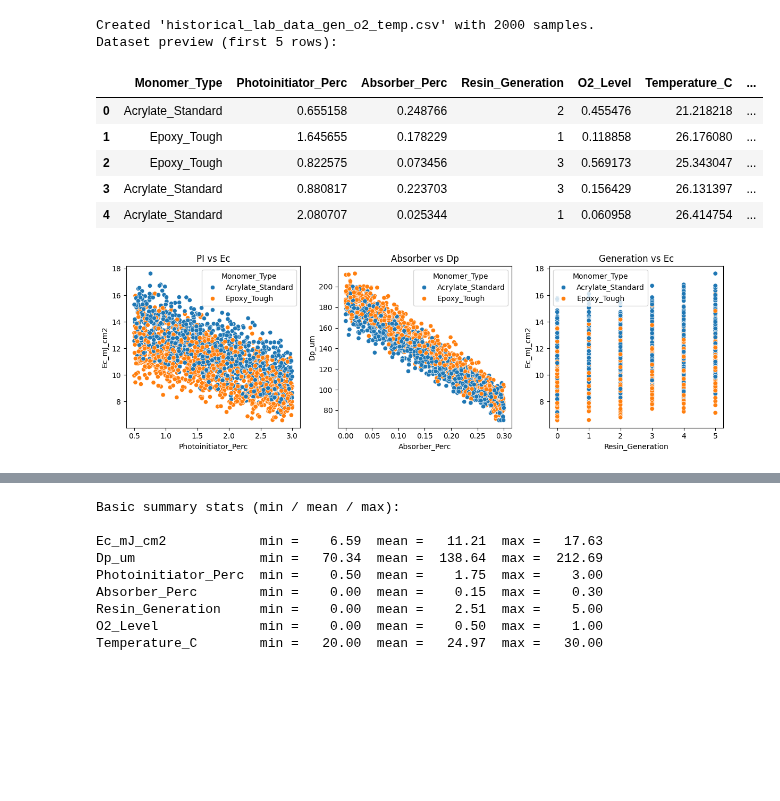
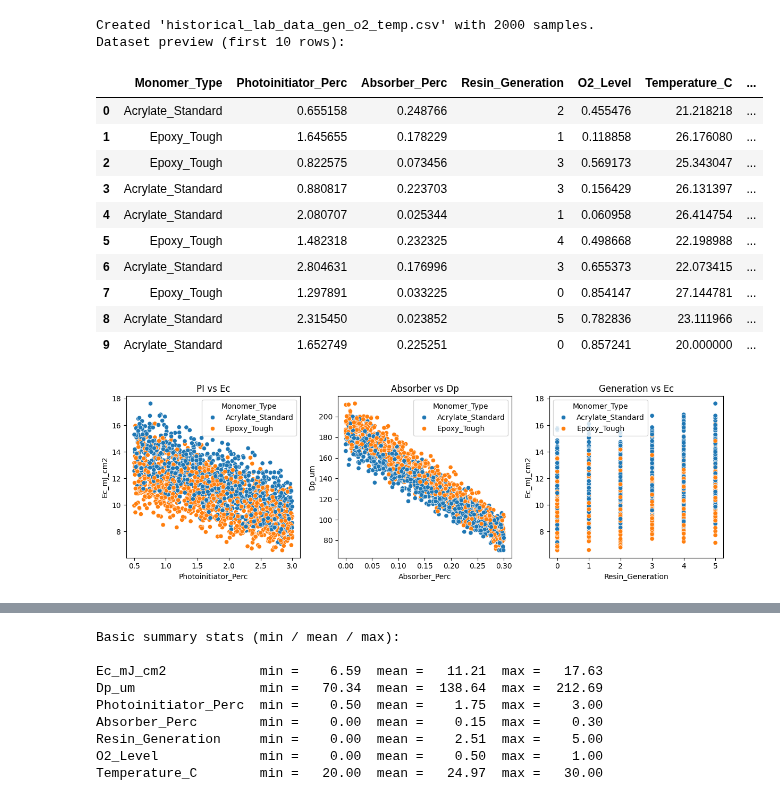
Before and after one commit to nyee88/tvam_resin_mini, a Jupyter notebook: NRC_Postdoc_Project/01_Resin_Discovery_Framework.ipynb, the cells around one changed output, grey strips where cells are left out. Drawn from its saved outputs; the diff is of its cells as text; code cells hidden in the pictures; blank space fills up the shorter version.

```diff
--- a/NRC_Postdoc_Project/01_Resin_Discovery_Framework.ipynb
+++ b/NRC_Postdoc_Project/01_Resin_Discovery_Framework.ipynb
@@ -140,34 +140,39 @@ df["Dp_um"]     = np.clip(dp_list, 10.0, None)
 # Save for reproducibility if desired
 df.to_csv(filename, index=False)
 
 print(f"Created '{filename}' with {n_samples} samples.")
-print("Dataset preview (first 5 rows):")
-display(df.head())
+print("Dataset preview (first 10 rows):")
+display(df.head(10))
 
 # Quick sanity plots
 plt.figure(figsize=(12, 4))
 
 plt.subplot(1, 3, 1)
 sns.scatterplot(data=df, x="Photoinitiator_Perc", y="Ec_mJ_cm2", hue="Monomer_Type")
 plt.title("PI vs Ec")
 
 plt.subplot(1, 3, 2)
 sns.scatterplot(data=df, x="Absorber_Perc", y="Dp_um", hue="Monomer_Type")
 plt.title("Absorber vs Dp")
 
 plt.subplot(1, 3, 3)
 sns.scatterplot(data=df, x="Resin_Generation", y="Ec_mJ_cm2", hue="Monomer_Type")
 plt.title("Generation vs Ec")
 
 plt.tight_layout()
 plt.show()
 # %% [output]
 Created 'historical_lab_data_gen_o2_temp.csv' with 2000 samples.
-Dataset preview (first 5 rows):
+Dataset preview (first 10 rows):
 |  | Monomer_Type | Photoinitiator_Perc | Absorber_Perc | Resin_Generation | O2_Level | Temperature_C | ... |
 | 0 | Acrylate_Standard | 0.655158 | 0.248766 | 2 | 0.455476 | 21.218218 | ... |
 | 1 | Epoxy_Tough | 1.645655 | 0.178229 | 1 | 0.118858 | 26.176080 | ... |
 | 2 | Epoxy_Tough | 0.822575 | 0.073456 | 3 | 0.569173 | 25.343047 | ... |
 | 3 | Acrylate_Standard | 0.880817 | 0.223703 | 3 | 0.156429 | 26.131397 | ... |
 | 4 | Acrylate_Standard | 2.080707 | 0.025344 | 1 | 0.060958 | 26.414754 | ... |
+| 5 | Epoxy_Tough | 1.482318 | 0.232325 | 4 | 0.498668 | 22.198988 | ... |
+| 6 | Acrylate_Standard | 2.804631 | 0.176996 | 3 | 0.655373 | 22.073415 | ... |
+| 7 | Epoxy_Tough | 1.297891 | 0.033225 | 0 | 0.854147 | 27.144781 | ... |
+| 8 | Acrylate_Standard | 2.315450 | 0.023852 | 5 | 0.782836 | 23.111966 | ... |
+| 9 | Acrylate_Standard | 1.652749 | 0.225251 | 0 | 0.857241 | 20.000000 | ... |
 [figure]
```
Also changed, not shown: parts of 5 cells of this notebook.
